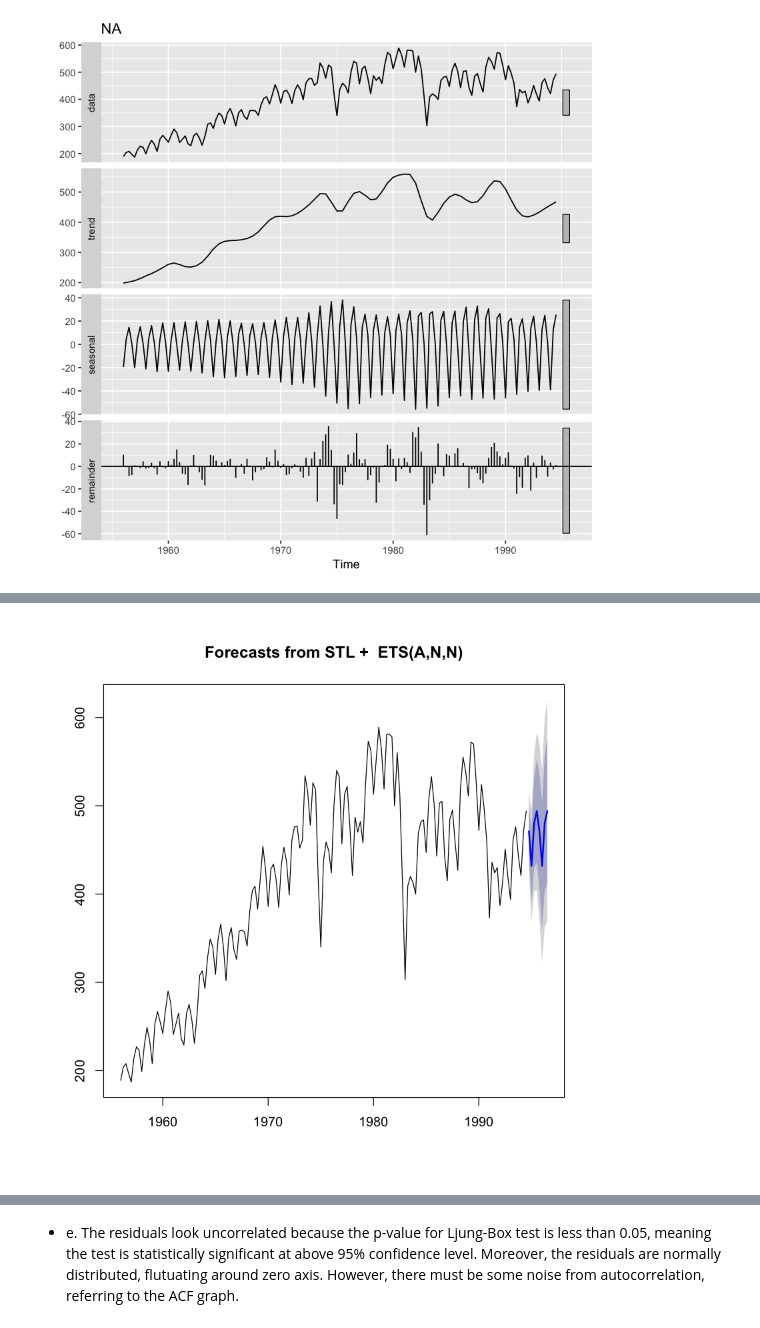
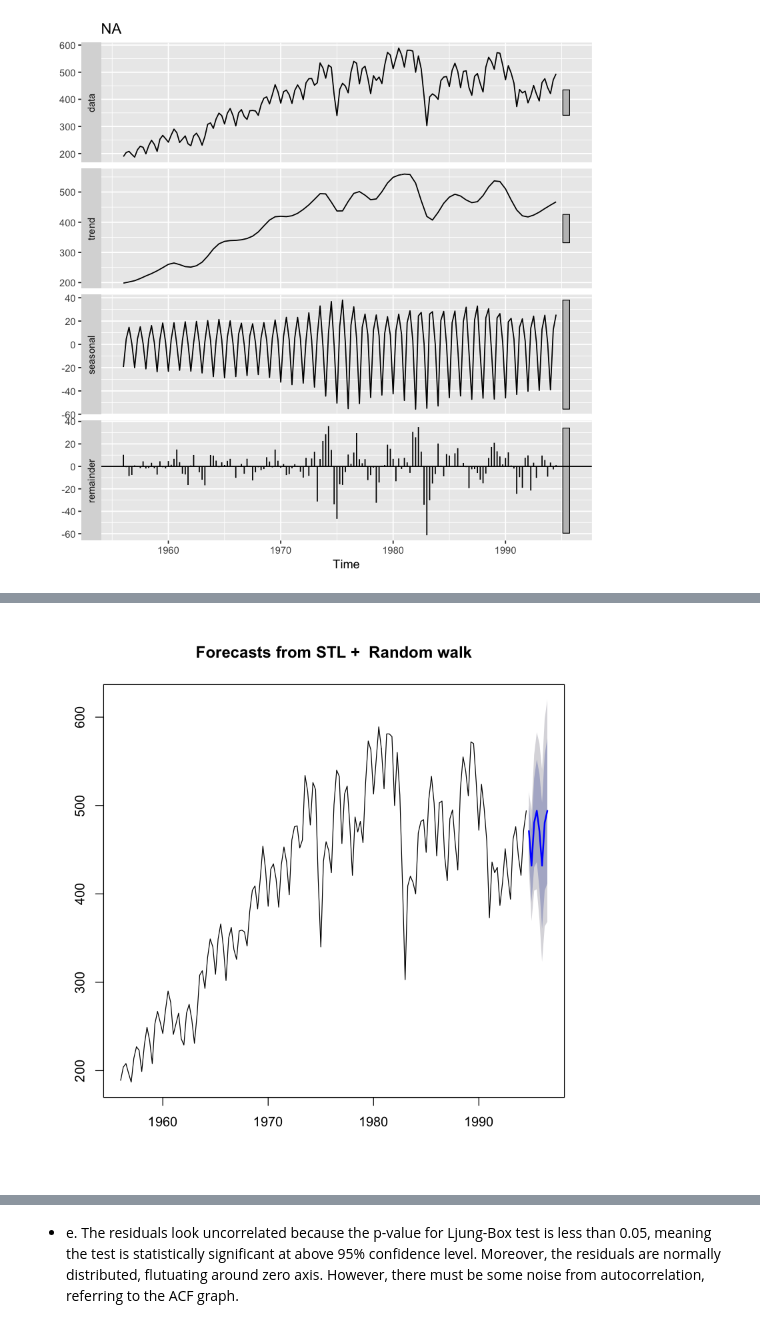
Before and after one commit to sherrytp/bc_f19_econ, a Jupyter notebook: Forecasting/ProbSet3_TIAN.ipynb, the cells around one changed output, grey strips where cells are left out. Drawn from its saved outputs; the diff is of its cells as text; code cells hidden in the pictures.

```diff
--- a/Forecasting/ProbSet3_TIAN.ipynb
+++ b/Forecasting/ProbSet3_TIAN.ipynb
@@ -152,11 +169,11 @@ bricksq %>%
 # %%
 # d
 stl_model <- bricksq %>%
-    stl(s.window = "periodic") %>%
+    stlf(s.window = "periodic", method = "naive") %>%
     forecast()
 plot(stl_model)
 # %% [output]
-[figure, old version]
+[figure, new version]
 # %%
 checkresiduals(stl_model)
 # %% [output]
```
Also changed, not shown: parts of 11 cells of this notebook.
